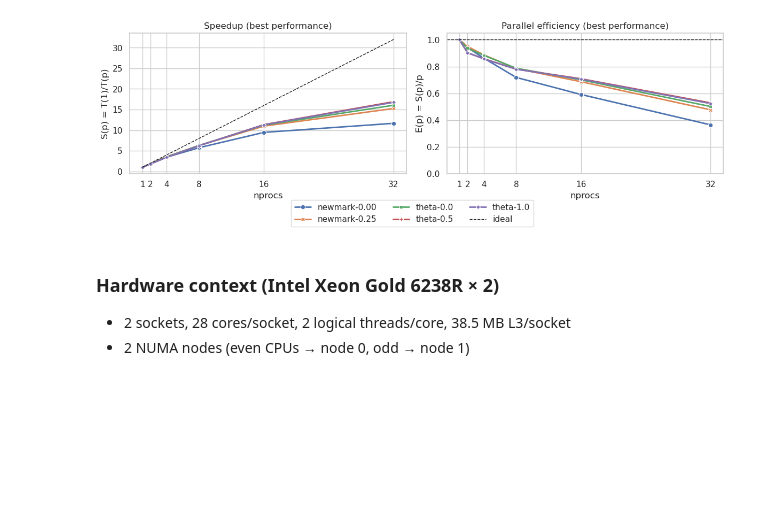
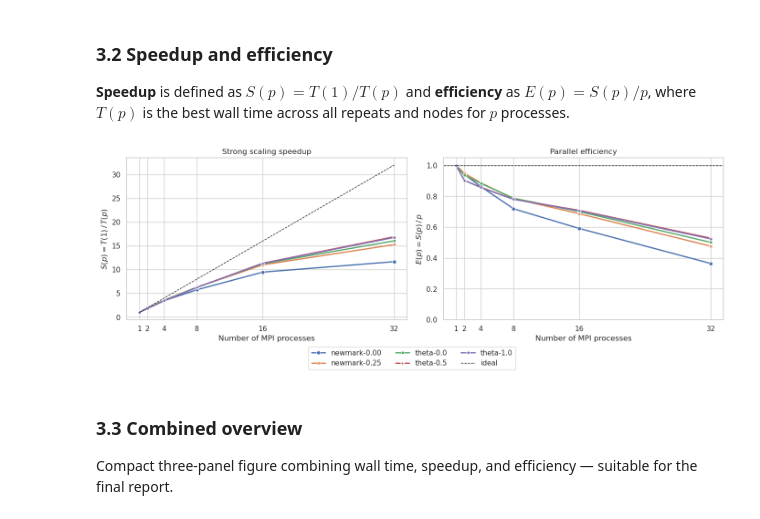
Before and after one commit to AlessandroGhiotto/nmpde-wave-equation, a Jupyter notebook: analysis/scalability-analisys.ipynb, the cells around one changed output. Cells and saved outputs as stored; diff of their text form; code cells hidden in the pictures; blank space fills up the shorter version.

```diff
--- a/analysis/scalability-analisys.ipynb
+++ b/analysis/scalability-analisys.ipynb
@@ -114,0 +191,15 @@ plt.tight_layout()
+# %%
+# --- Wall time (log scale) ---
+plt.figure(figsize=(9, 5))
+ax = sns.lineplot(
+    data=dfm_agg, x='nprocs', y='seconds',
+    hue='scheme', style='scheme', markers=True, dashes=False, linewidth=2,
+    errorbar=None,
+)
+ax.set_title('Wall time vs MPI processes (best of 6 runs)')
+ax.set_xlabel('Number of MPI processes')
+ax.set_ylabel('Wall time [s]')
+ax.set_yscale('log')
+ax.set_xticks(sorted(dfm_agg['nprocs'].unique()))
+ax.legend(title='Scheme')
+plt.tight_layout()
@@ -115,47 +208,46 @@ plt.tight_layout()
+# %% [markdown]
+### 3.2 Speedup and efficiency
+
+**Speedup** is defined as $S(p) = T(1)/T(p)$ and **efficiency** as $E(p) = S(p)/p$, where $T(p)$ is the best wall time across all repeats and nodes for $p$ processes.
 # %%
-# Speedup and efficiency vs nprocs
-# Aggregate by taking minimum for each configuration
-dfm_agg = dfm.groupby(['scheme', 'nprocs'], as_index=False).agg({
-    'speedup': 'max',  # max speedup corresponds to min time
-    'efficiency': 'max'  # max efficiency corresponds to min time
-})
-
-fig, axes = plt.subplots(1, 2, figsize=(12, 4))
+# --- Speedup & Efficiency (side by side) ---
+fig, axes = plt.subplots(1, 2, figsize=(14, 5))
 
 sns.lineplot(
     data=dfm_agg, x='nprocs', y='speedup',
     hue='scheme', style='scheme', markers=True, dashes=False, linewidth=2,
-    ax=axes[0], errorbar=None
+    ax=axes[0], errorbar=None,
 )
-axes[0].plot([1, dfm_agg['nprocs'].max()], [1, dfm_agg['nprocs'].max()], color='k', linewidth=1, linestyle='--', label='ideal')
-axes[0].set_title('Speedup (best performance)')
-axes[0].set_xlabel('nprocs')
-axes[0].set_ylabel('S(p) = T(1)/T(p)')
-axes[0].set_xticks(sorted(dfm_agg['nprocs'].unique()))
+p_max = dfm_agg['nprocs'].max()
+axes[0].plot([1, p_max], [1, p_max], color='k', linewidth=1, linestyle='--', label='ideal')
+axes[0].set_title('Strong scaling speedup')
+axes[0].set_xlabel('Number of MPI processes')
+axes[0].set_ylabel(r'$S(p) = T(1)\,/\,T(p)$')
 
 sns.lineplot(
     data=dfm_agg, x='nprocs', y='efficiency',
     hue='scheme', style='scheme', markers=True, dashes=False, linewidth=2,
-    ax=axes[1], errorbar=None
+    ax=axes[1], errorbar=None,
 )
 axes[1].axhline(1.0, color='k', linewidth=1, linestyle='--', label='ideal')
-axes[1].set_title('Parallel efficiency (best performance)')
-axes[1].set_xlabel('nprocs')
-axes[1].set_ylabel('E(p) = S(p)/p')
+axes[1].set_title('Parallel efficiency')
+axes[1].set_xlabel('Number of MPI processes')
+axes[1].set_ylabel(r'$E(p) = S(p)\,/\,p$')
 axes[1].set_xticks(sorted(dfm_agg['nprocs'].unique()))
 axes[1].set_ylim(0, max(1.05, float(dfm_agg['efficiency'].max()) * 1.05))
 
-# De-duplicate legends (single legend outside)
+# Single shared legend
 handles, labels = axes[0].get_legend_handles_labels()
 for ax in axes:
+    ax.set_xticks(sorted(dfm_agg['nprocs'].unique()))
     if ax.get_legend() is not None:
         ax.get_legend().remove()
 fig.legend(handles, labels, loc='lower center', ncol=3, frameon=True, bbox_to_anchor=(0.5, -0.02))
 fig.tight_layout(rect=[0, 0.08, 1, 1])
 # %% [output]
-[figure, old version]
+[figure, new version]
 # %% [markdown]
-### Hardware context (Intel Xeon Gold 6238R × 2)
-- 2 sockets, 28 cores/socket, 2 logical threads/core, 38.5 MB L3/socket
-- 2 NUMA nodes (even CPUs → node 0, odd → node 1)
+### 3.3 Combined overview
+
+Compact three-panel figure combining wall time, speedup, and efficiency — suitable for the final report.
 # %%
```
Also changed, not shown: parts of 8 cells of this notebook.
